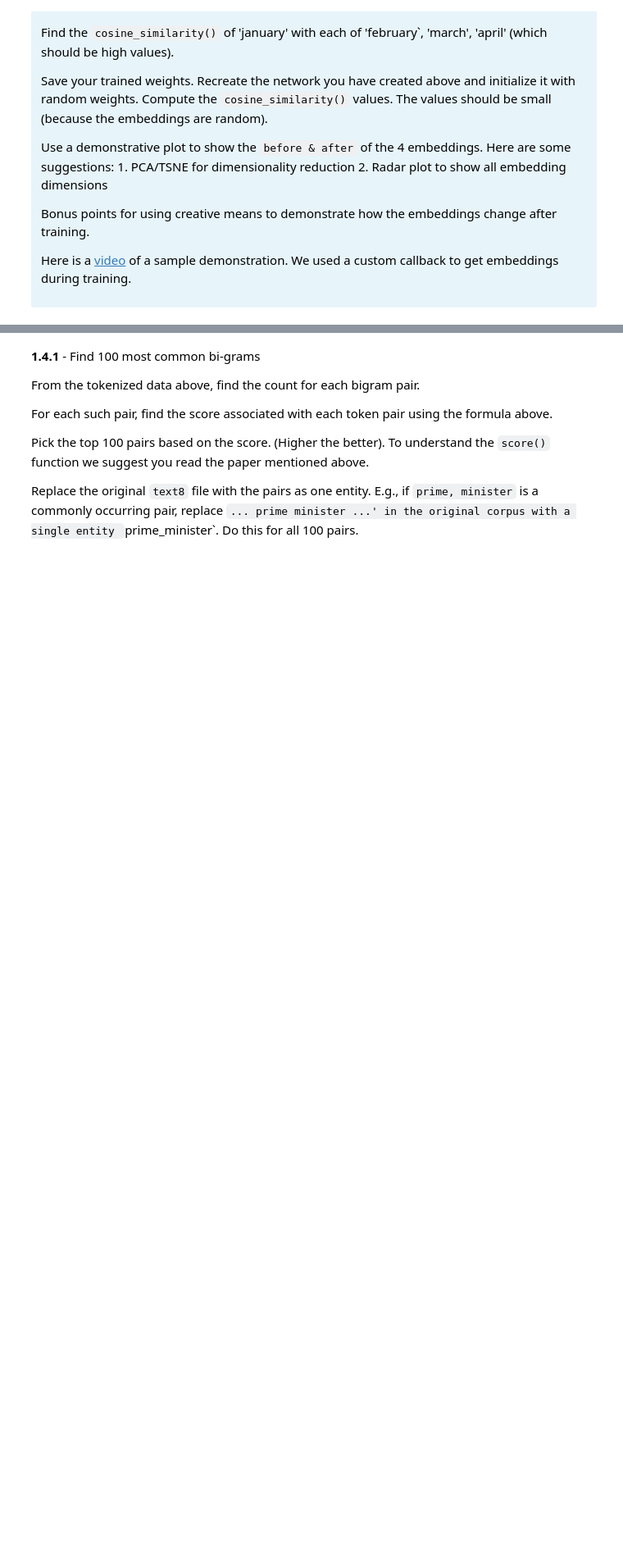
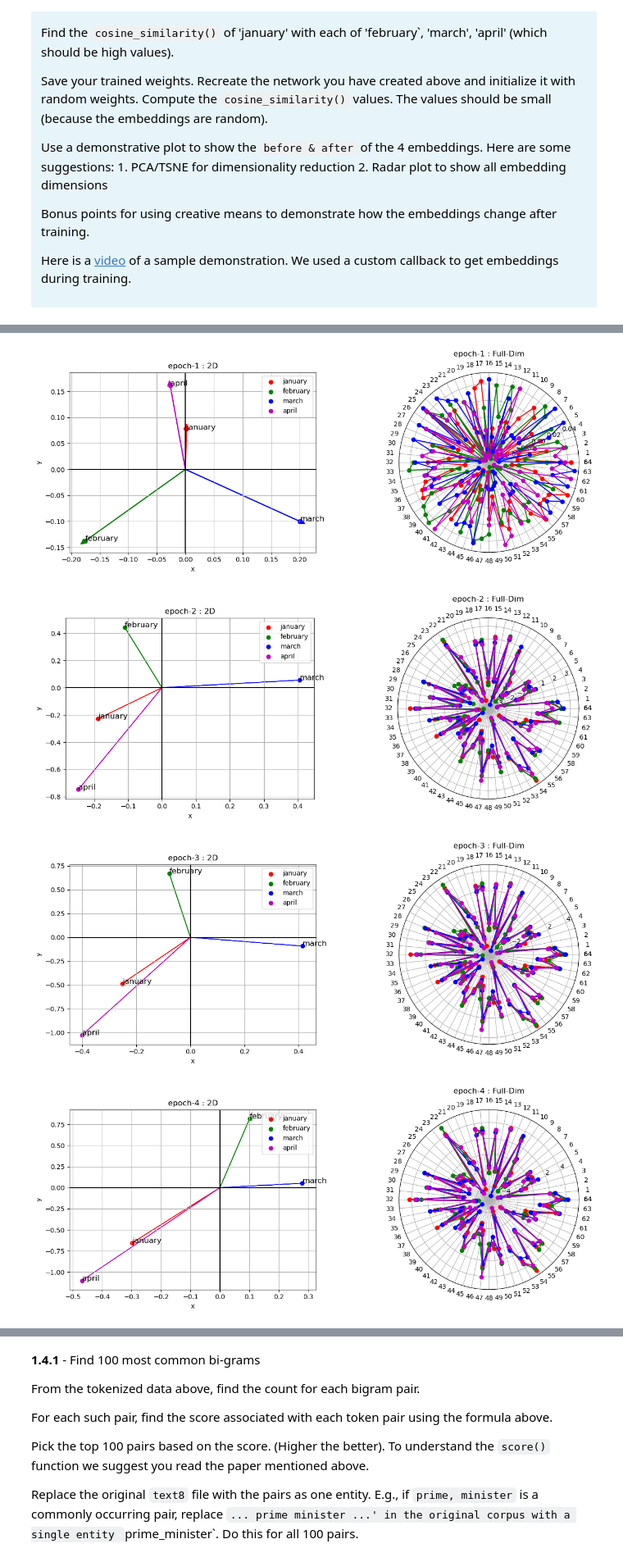
Before and after one commit to Hersoncpp/NLP-lab2, a Jupyter notebook: assignment2.ipynb, the cells around one changed output, grey strips where cells are left out. Shown at 82% size. Drawn from its saved outputs; the diff is of its cells as text; code cells hidden in the pictures; blank space fills up the shorter version.

```diff
--- a/assignment2.ipynb
+++ b/assignment2.ipynb
@@ -455,0 +618,3 @@ Write a function `most_similar()`, which finds the top-n words most similar to t
+# %%
+def cosine_similarity(v1, v2):
+    return np.dot(v1, v2) / (np.linalg.norm(v1) * np.linalg.norm(v2))
@@ -482,0 +809,60 @@ Here is a [video](https://youtu.be/VDl_iA8m8u0) of a sample demonstration. We us
+# %%
+# get embedding_weights_list from embedding_callback
+epochs_weights_list = embedding_callback.weights_history
+#insert initial_embeddings_random_w2v to the beginning of the list:
+epochs_weights_list.insert(0, initial_embeddings_random_w2v)
+
+# shape of weights_list: (epochs, 4, embedding_dim)
+num_epochs_random_w2v = len(epochs_weights_list)
+num_words_random_w2v = len(epochs_weights_list[0])
+embedding_dim_random_w2v = len(epochs_weights_list[0][0])
+word_embeddings_2d_random_w2v = np.zeros((num_epochs_random_w2v, num_words_random_w2v, 2))
+colors_w2v = ['r', 'g', 'b', 'm']
+# get 2d embeddings for each epoch:
+pca = sklearn.decomposition.PCA(n_components=2)
+word_embeddings_2d_random_w2v[0] = pca.fit_transform(epochs_weights_list[0])
+for epoch in range(num_epochs_random_w2v - 1):
+    word_embeddings_2d_random_w2v[epoch + 1] = pca.transform(epochs_weights_list[epoch + 1])
+# %%
+# plot 2d embeddings for each epoch on the subplot1 and radius plot to show dimensionality on subplot2:
+for epoch in range(num_epochs_random_w2v):
+    fig, (ax1, ax2) = plt.subplots(1, 2, figsize=(15, 5))
+    # plot the 2d
+    ax1.set_title(f'epoch-{epoch+1} : 2D')
+    for i in range(num_words_random_w2v):
+        x, y = word_embeddings_2d_random_w2v[epoch, i]
+        ax1.scatter(x, y, color=colors_w2v[i], label=test_words_132[i])
+        ax1.arrow(0, 0, x, y, head_width=0.01, head_length=0.01, color=colors_w2v[i])
+        ax1.text(x, y, test_words_132[i], fontsize=12)
+    ax1.legend()
+    ax1.grid(True)
+    ax1.set_xlabel("x")
+    ax1.set_ylabel("y")
+    ax1.axhline(y=0, color='k')
+    ax1.axvline(x=0, color='k')
+    # plot the radius plot
+    # set ax2 as polar plot:
+    ax2 = plt.subplot(1, 2, 2, projection='polar')
+    ax2.set_title(f'epoch-{epoch+1} : Full-Dim')
+    angles = np.linspace(0, 2*np.pi, embedding_dim_random_w2v, endpoint=False)
+    angles = np.concatenate((angles, [angles[0]]))
+    for i in range(num_words_random_w2v):
+        Full_embedding = epochs_weights_list[epoch][i]
+        Full_embedding = np.concatenate((Full_embedding, [Full_embedding[0]]))
+        ax2.plot(angles, Full_embedding, "o-", color=colors_w2v[i], label=test_words_132[i])
+    ax2.set_thetagrids(angles * 180/np.pi, labels=range(embedding_dim_random_w2v+1))
+    ax2.grid(True)
+    # show the plot:
+    plt.show()
+# compute similarity between "january" and other words in test_words_132 in each epoch:
+for i in range(num_epochs_random_w2v):
+    print(f'epoch-{i} : ')
+    for j in range(num_words_random_w2v):
+        if j != 0:
+            print(f'cosine similarity between "january" and "{test_words_132[j]}" is : {cosine_similarity(epochs_weights_list[i][0], epochs_weights_list[i][j])}')
+    print('-----------------------------------------')
+# %% [output]
+[figure, added]
+[figure, added]
+[figure, added]
+[figure, added]
```
Also changed, not shown: parts of 57 cells of this notebook.
